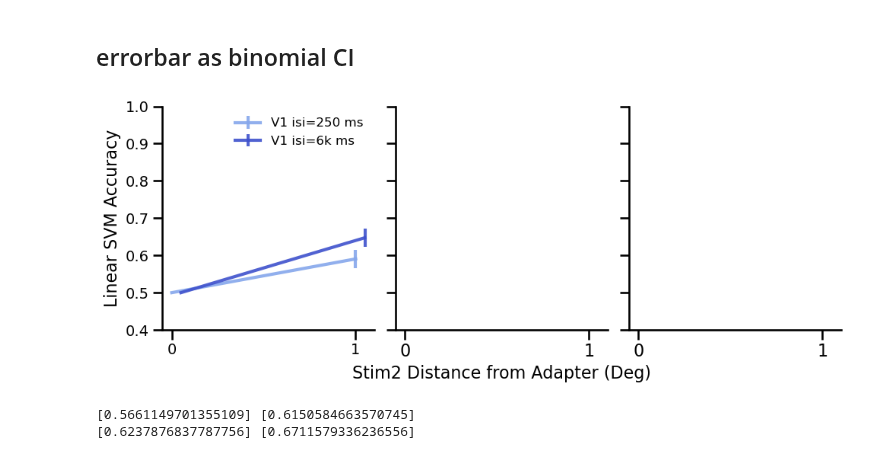
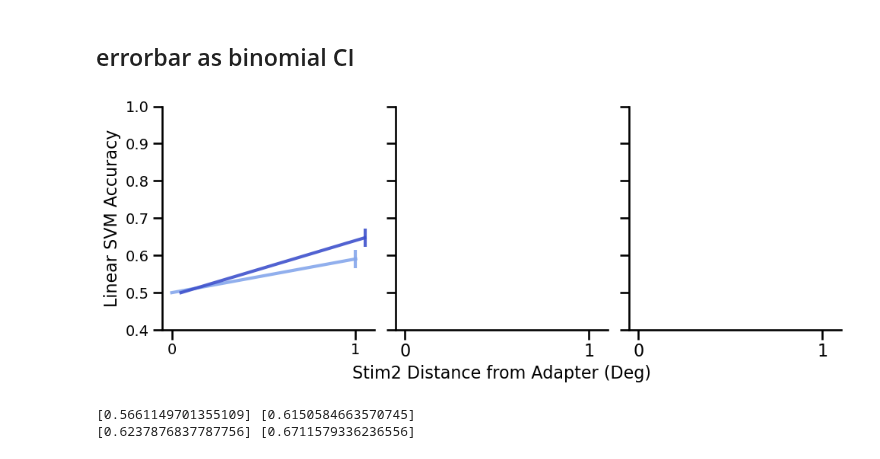
Before and after one commit to lanluo9/inter, a Jupyter notebook: scripts/ipynb/decode_grat2ori2isi.ipynb, the cells around one changed output. Cells and saved outputs as stored; diff of their text form; code cells hidden in the pictures.

```diff
--- a/scripts/ipynb/decode_grat2ori2isi.ipynb
+++ b/scripts/ipynb/decode_grat2ori2isi.ipynb
@@ -1677,33 +1677,34 @@ for (i, iarea) in enumerate(['V1',]): #  'LM', 'LI'
         ax[i].errorbar(x=np.arange(len(tmp1)) + j*0.05,
                     y=tmp1,
                     yerr=tmp2,
                     # fmt='o',
                     linewidth=3,
                     alpha=0.9,
                     label=f'{iarea} {iisi} ms',
                     color=color_list[i*2+j], #ecolor='lightgray', elinewidth=3, capsize=0
                     );
 
 
     ax[i].set_xticks(np.arange(len(tmp1)));
     # if ref_ori_id == 0:
     #     ax[i].set_xticklabels(['0', '22.5', '45', '67.5', '90']);
     # elif ref_ori_id == 4:
     #     ax[i].set_xticklabels(['90', '67.5', '45', '22.5']);
     ax[i].tick_params(axis='both', which='major', labelsize=14)
     ax[i].set_ylim(0.4, 1);
     ax[i].legend(frameon=False, loc='upper right', fontsize=12);
     # ax[i].set_title(iarea);
+    ax[i].legend().remove()
 
 ax[0].set_ylabel('Linear SVM Accuracy', fontsize=16);
 ax[1].set_xlabel('Stim2 Distance from Adapter (Deg)', fontsize=16);
 
 # plt.suptitle(f'err=binom, {plot_perf} acc')
 plt.tight_layout();
 sns.despine();
 dir_fig = os.path.join(dir_repo, r'results\decoder_grat8/'.replace('\\', '/'))
 # fig.savefig(dir_fig + 'aware_decoder_large_ntrial.svg', bbox_inches='tight')
 # %% [output]
-[figure, old version]
+[figure, new version]
 # %%
 for (i, iarea) in enumerate(['V1',]): #  'LM', 'LI'
```
Also changed, not shown: parts of 1 cell of this notebook.
